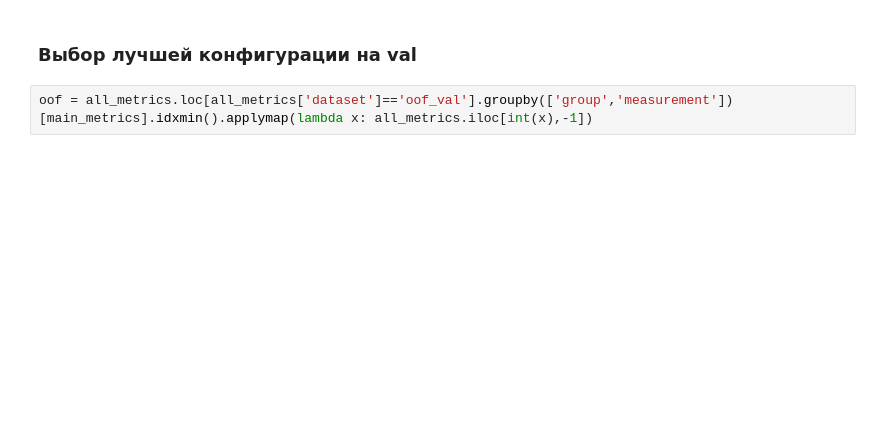
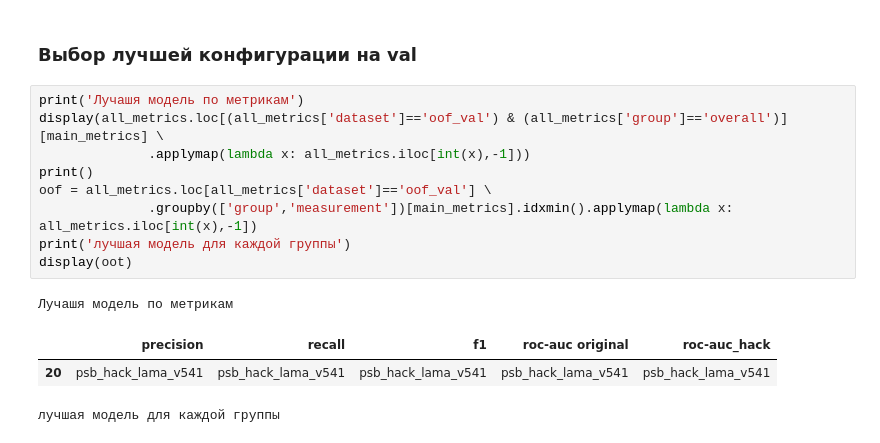
Before and after one commit to alexkorm14/psb_hack, a Jupyter notebook: 7_choose_best_config_model.ipynb, the cells around one changed output. Cells and saved outputs as stored; diff of their text form; blank space fills up the shorter version.

```diff
--- a/7_choose_best_config_model.ipynb
+++ b/7_choose_best_config_model.ipynb
@@ -65,4 +71,16 @@ oot
 # %% [markdown]
 ### Выбор лучшей конфигурации на val
 # %%
-oof = all_metrics.loc[all_metrics['dataset']=='oof_val'].groupby(['group','measurement'])[main_metrics].idxmin().applymap(lambda x: all_metrics.iloc[int(x),-1])
+print('Лучашя модель по метрикам')
+display(all_metrics.loc[(all_metrics['dataset']=='oof_val') & (all_metrics['group']=='overall')][main_metrics] \
+              .applymap(lambda x: all_metrics.iloc[int(x),-1]))
+print()
+oof = all_metrics.loc[all_metrics['dataset']=='oof_val'] \
+              .groupby(['group','measurement'])[main_metrics].idxmin().applymap(lambda x: all_metrics.iloc[int(x),-1])
+print('лучшая модель для каждой группы')
+display(oot)
+# %% [output]
+Лучашя модель по метрикам
+|  | precision | recall | f1 | roc-auc original | roc-auc_hack |
+| 20 | psb_hack_lama_v541 | psb_hack_lama_v541 | psb_hack_lama_v541 | psb_hack_lama_v541 | psb_hack_lama_v541 |
+лучшая модель для каждой группы
```
Also changed, not shown: parts of 7 cells of this notebook.
